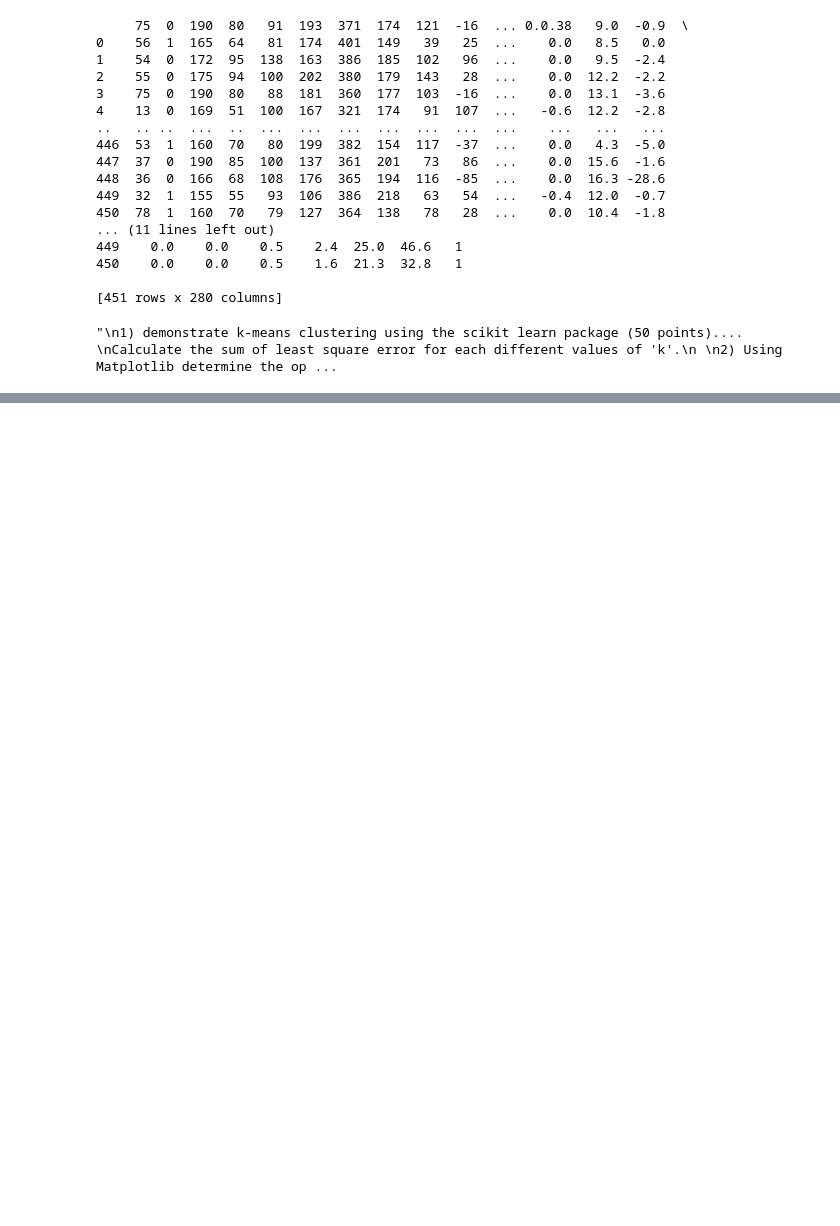
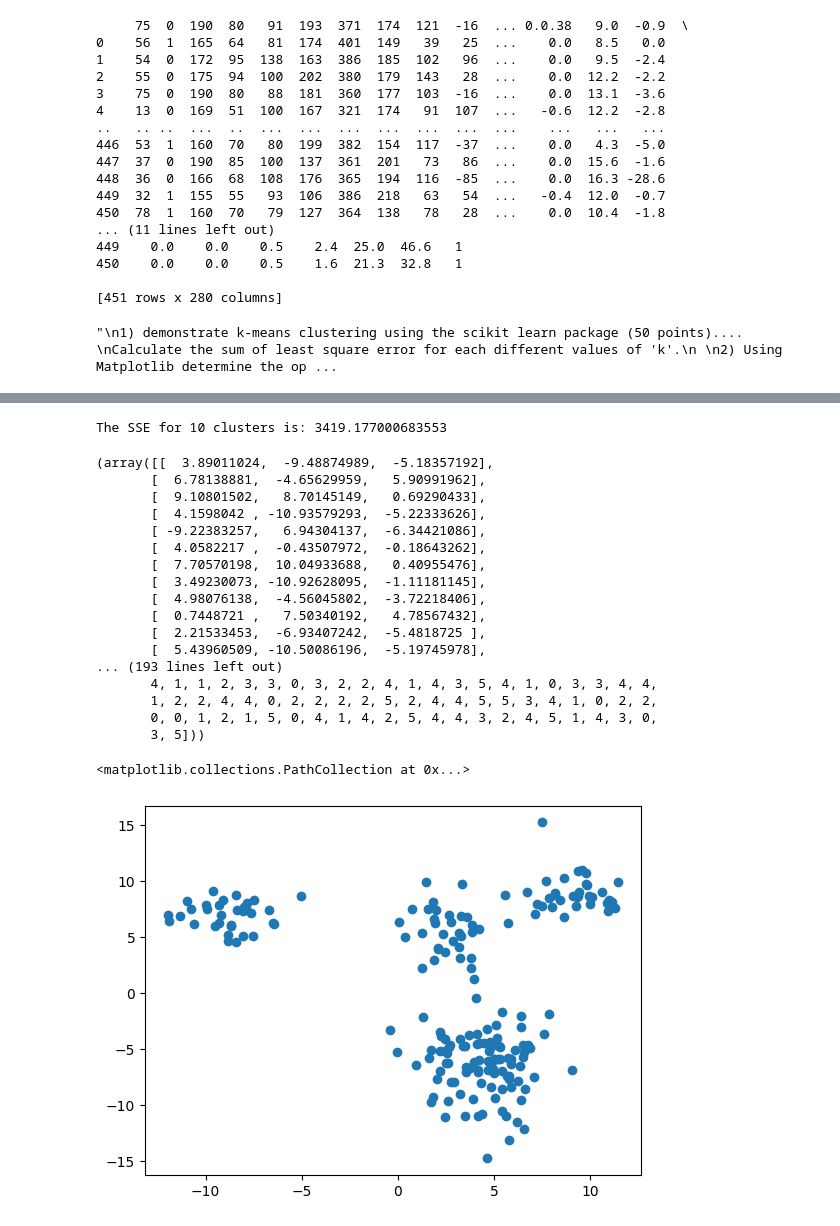
Before and after one commit to bricabrac23/Machine-Learning, a Jupyter notebook: K Means Clustering - Arrhythmia.ipynb, the cells around one changed output, grey strips where cells are left out. Drawn from its saved outputs; the diff is of its cells as text; code cells hidden in the pictures; blank space fills up the shorter version.

```diff
--- a/K Means Clustering - Arrhythmia.ipynb
+++ b/K Means Clustering - Arrhythmia.ipynb
@@ -121,17 +92,74 @@ plt.show()
+# %%
+#Scale for clustering
+scaled_arrhythmia_data = StandardScaler().fit_transform(arrhythmia_data)
+#check to see if scaling worked
+#print(scaled_arrhythmia_data[:5])
+
+#Set kmeans parameters
+kmeans_kwargs = {
+"init": "random",
+"n_init": 10,
+"random_state": 1,
+}
+
+#Create list to hold SSE values for each k
+sse = []
+for k in range(1, 11):
+    kmeans = KMeans(n_clusters=k, **kmeans_kwargs)
+    kmeans.fit(scaled_arrhythmia_data)
+    sse.append(kmeans.inertia_)
+
+#instantiate the k-means class, using optimal number of clusters
+kmeans = KMeans(init="random", n_clusters=10, n_init=10, random_state=1)
+
+#fit k-means algorithm to data
+kmeans.fit(scaled_arrhythmia_data)
+
+#Now to print the SSE for 10 clusters:
+z = kmeans.inertia_
+print("The SSE for 10 clusters is: " + str(z))
+# %% [output]
+The SSE for 10 clusters is: 3419.177000683553
 # %%
 #I'd like to see clusters from the original dataset,
 #but I have asked for and still require further help.
 #Instead, I'm going to create a new dataset to see some clusters.
 
 #Create new dataset
 from sklearn.datasets import make_blobs
 dataset = make_blobs(n_samples=200,
                      centers=6,
                      n_features=3,
                      cluster_std=1.7,
                      random_state=13)
-#print(dataset)
+print(dataset)
 #set points to the first column in dataset
 points = dataset[0]
 
-#Create kmeans objects
+#kmeans objects were created above as km
+
+#Fit the kmeans object to the dataset
+kmeans.fit(points)
+
+#plot the dataset
+plt.scatter(dataset[0][:,0], dataset[0][:,1])
+# %% [output]
+(array([[  3.89011024,  -9.48874989,  -5.18357192],
+       [  6.78138881,  -4.65629959,   5.90991962],
+       [  9.10801502,   8.70145149,   0.69290433],
+       [  4.1598042 , -10.93579293,  -5.22333626],
+       [ -9.22383257,   6.94304137,  -6.34421086],
+       [  4.0582217 ,  -0.43507972,  -0.18643262],
+       [  7.70570198,  10.04933688,   0.40955476],
+       [  3.49230073, -10.92628095,  -1.11181145],
+       [  4.98076138,  -4.56045802,  -3.72218406],
+       [  0.7448721 ,   7.50340192,   4.78567432],
+       [  2.21533453,  -6.93407242,  -5.4818725 ],
+       [  5.43960509, -10.50086196,  -5.19745978],
+... (193 lines left out)
+       4, 1, 1, 2, 3, 3, 0, 3, 2, 2, 4, 1, 4, 3, 5, 4, 1, 0, 3, 3, 4, 4,
+       1, 2, 2, 4, 4, 0, 2, 2, 2, 2, 5, 2, 4, 4, 5, 5, 3, 4, 1, 0, 2, 2,
+       0, 0, 1, 2, 1, 5, 0, 4, 1, 4, 2, 5, 4, 4, 3, 2, 4, 5, 1, 4, 3, 0,
+       3, 5]))
+<matplotlib.collections.PathCollection at 0x...>
+[figure, added]
```
Also changed, not shown: parts of 4 cells of this notebook.
